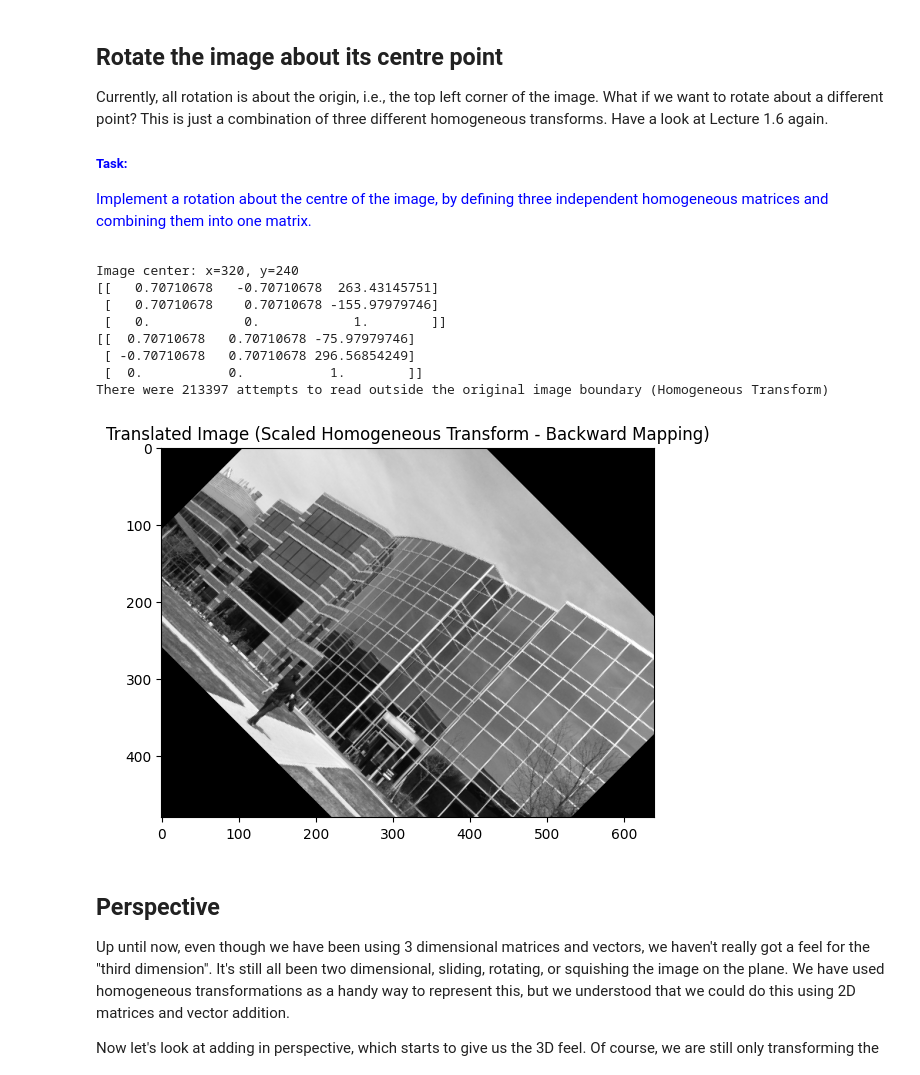
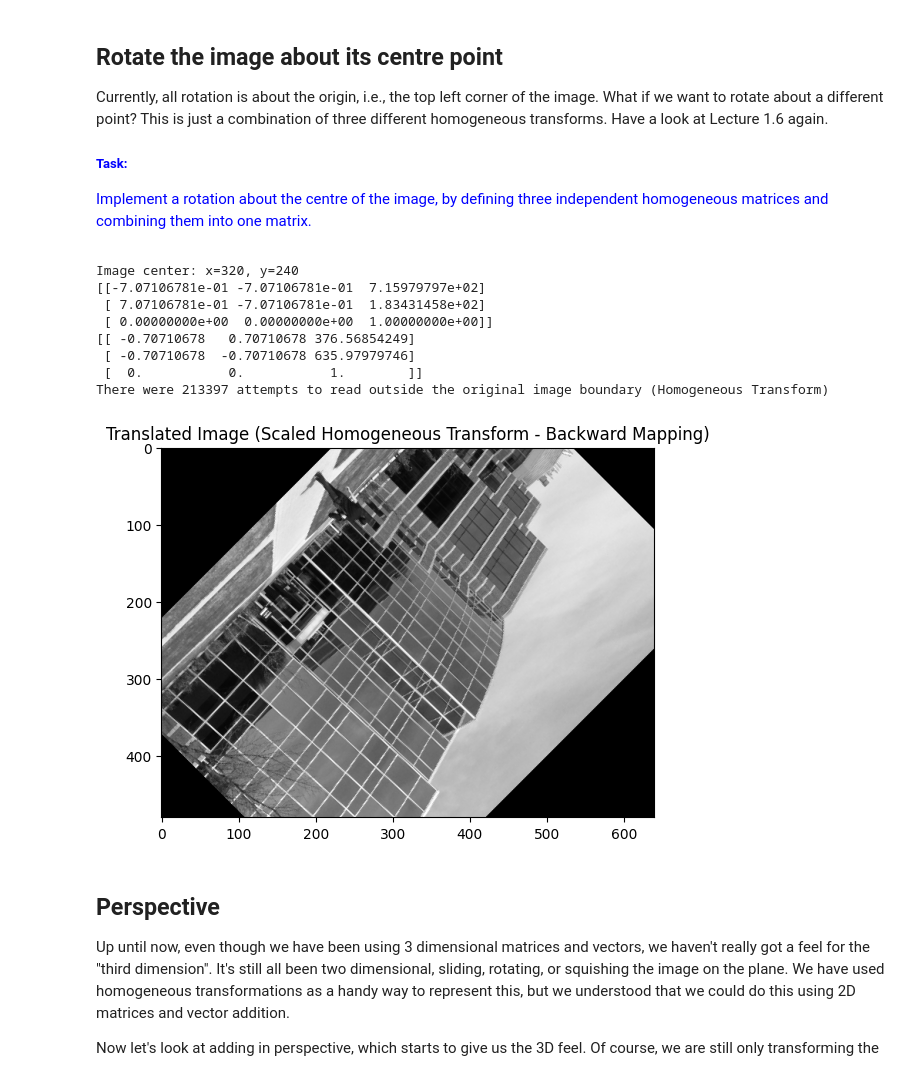
Before and after one commit to JamesBishop1973-coder/JamesB_CE5002_geom_vis, a Jupyter notebook: ETV1/Assignment1b_ProjectiveTransforms_9117504_JB.ipynb, the cells around one changed output. Drawn from its saved outputs; the diff is of its cells as text; code cells hidden in the pictures.

```diff
--- a/ETV1/Assignment1b_ProjectiveTransforms_9117504_JB.ipynb
+++ b/ETV1/Assignment1b_ProjectiveTransforms_9117504_JB.ipynb
@@ -478,7 +478,7 @@ T_h_p = np.array([
 T_h_p_inv = np.linalg.inv(T_h_p)
 
 #Angle of rotation
-angle_in_degrees = 45
+angle_in_degrees = 135
 
 # Calculate angle in radians
 theta = np.radians(angle_in_degrees) # Convert degrees to radians if needed
@@ -508,39 +508,39 @@ for y_out in range(img_out.shape[0]):
         pt_out_h = np.array([x_out, y_out, 1])
 
         # Apply the inverse transform to get the original coordinate, '_fl' denotes 'float'
         pt_orig_h_fl = T_comb_inv  @ pt_out_h
 
         # As per instruction, no de-homogenization, just take the first two elements of the inverse transformed vector
         x_orig_fl = pt_orig_h_fl[0]
         y_orig_fl = pt_orig_h_fl[1]
 
 
         # Perform rounding to nearest integer,
         # this also performs nearest neighbours interpolation
         x_orig = int(np.rint(x_orig_fl))
         y_orig = int(np.rint(y_orig_fl))
 
          # check that the original co-ordinates are within the input image bounds
         if 0 <= y_orig < img.shape[0] and 0 <= x_orig < img.shape[1]:
             # Copy the pixel value from the input space to the output space
             img_out[y_out, x_out] = img[y_orig, x_orig] # Corrected from img_out_h
         else:
             bound_err_cnt += 1
 print(f"There were {bound_err_cnt_h} attempts to read outside the original image boundary (Homogeneous Transform)")
 
 plt.imshow(img_out, cmap='gray') # Corrected from img_out_h
 plt.title('Translated Image (Scaled Homogeneous Transform - Backward Mapping)')
 plt.show()
 # %% [output]
 Image center: x=320, y=240
-[[   0.70710678   -0.70710678  263.43145751]
- [   0.70710678    0.70710678 -155.97979746]
- [   0.            0.            1.        ]]
-[[  0.70710678   0.70710678 -75.97979746]
- [ -0.70710678   0.70710678 296.56854249]
+[[-7.07106781e-01 -7.07106781e-01  7.15979797e+02]
+ [ 7.07106781e-01 -7.07106781e-01  1.83431458e+02]
+ [ 0.00000000e+00  0.00000000e+00  1.00000000e+00]]
+[[ -0.70710678   0.70710678 376.56854249]
+ [ -0.70710678  -0.70710678 635.97979746]
  [  0.           0.           1.        ]]
 There were 213397 attempts to read outside the original image boundary (Homogeneous Transform)
-[figure, old version]
+[figure, new version]
 # %% [markdown]
 ## Perspective
 
```
Also changed, not shown: parts of 1 cell of this notebook.
